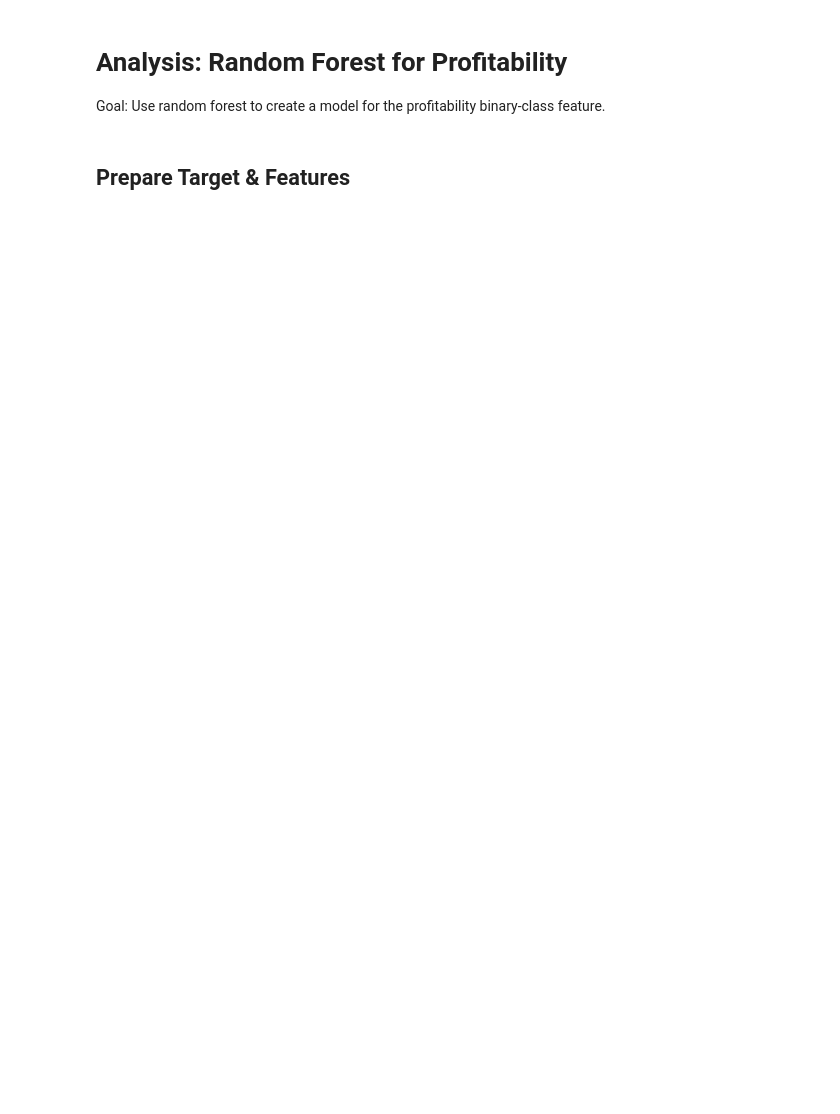
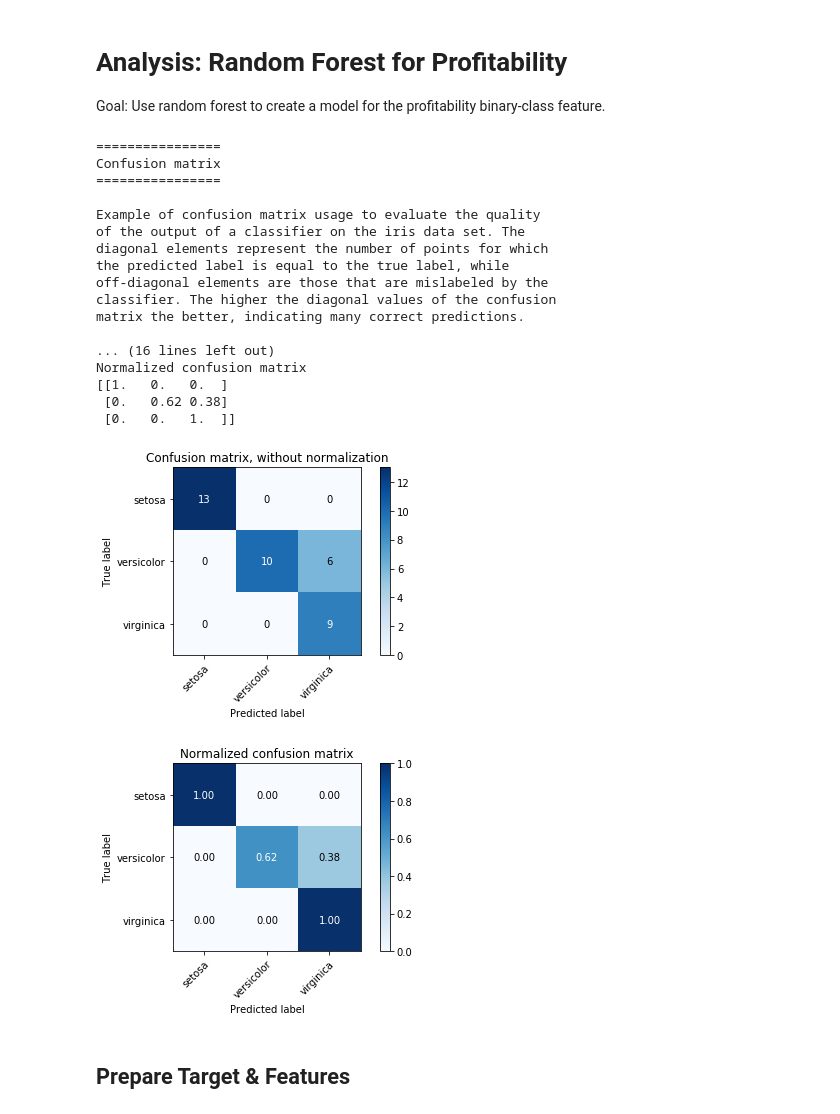
Before and after one commit to NathanVenos/Classifying_LEGO_Value_Retention, a Jupyter notebook: analysis/random_forest.ipynb, the cells around one changed output. Cells and saved outputs as stored; diff of their text form; code cells hidden in the pictures; blank space fills up the shorter version.

```diff
--- a/analysis/random_forest.ipynb
+++ b/analysis/random_forest.ipynb
@@ -20,6 +20,30 @@ import sklearn.metrics as MT     # roc_auc_score, roc_curve, auc
 import matplotlib.pyplot as MP
 import seaborn as SB
 %matplotlib inline
+# %%
+import sys
+sys.path.append('../')
+import plot_confusion_matrix as pcm;
+# %% [output]
+================
+Confusion matrix
+================
+
+Example of confusion matrix usage to evaluate the quality
+of the output of a classifier on the iris data set. The
+diagonal elements represent the number of points for which
+the predicted label is equal to the true label, while
+off-diagonal elements are those that are mislabeled by the
+classifier. The higher the diagonal values of the confusion
+matrix the better, indicating many correct predictions.
+
+... (16 lines left out)
+Normalized confusion matrix
+[[1.   0.   0.  ]
+ [0.   0.62 0.38]
+ [0.   0.   1.  ]]
+[figure, added]
+[figure, added]
 # %%
 from IPython.core.interactiveshell import InteractiveShell
 InteractiveShell.ast_node_interactivity = 'all'
```
Also changed, not shown: parts of 6 cells of this notebook, 3 other files.
